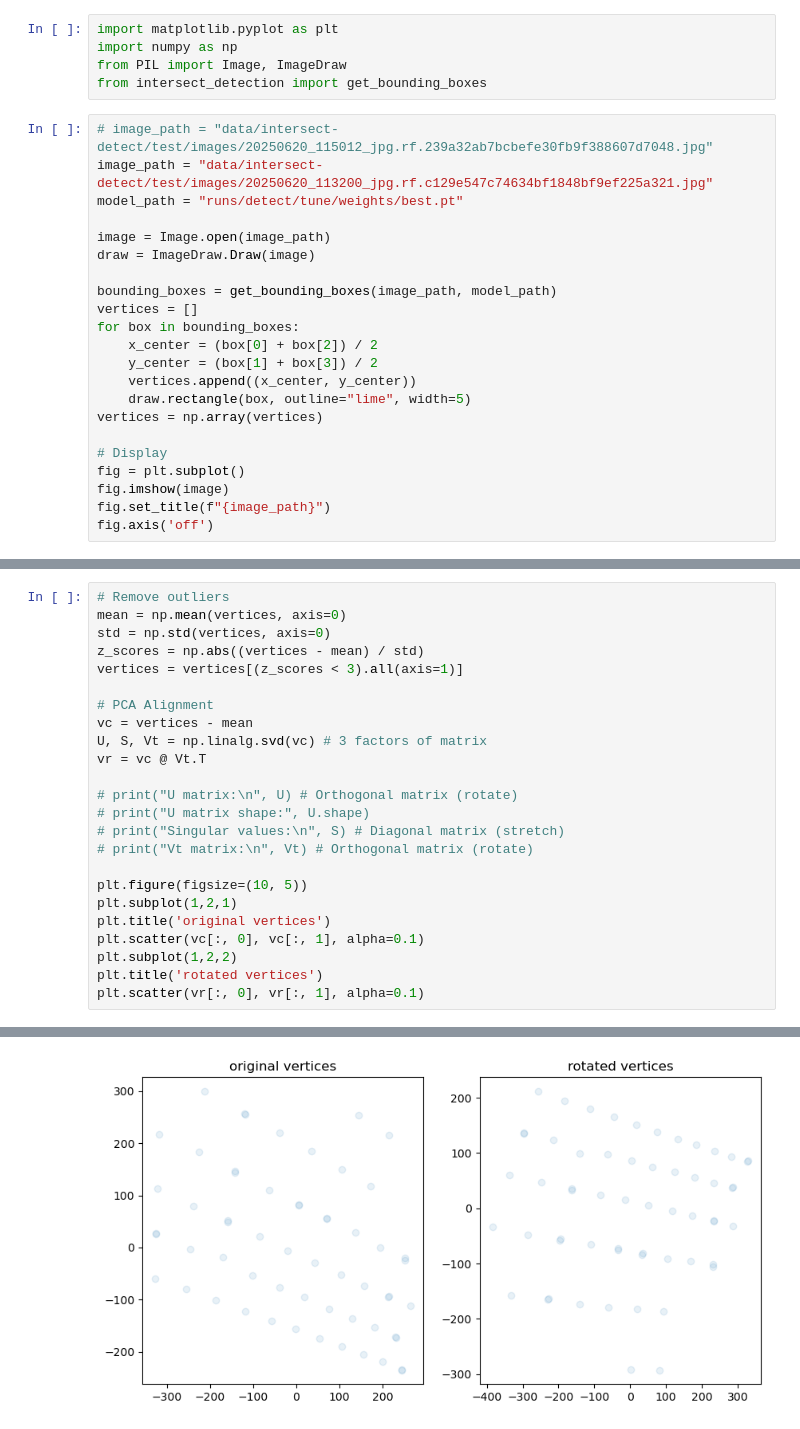
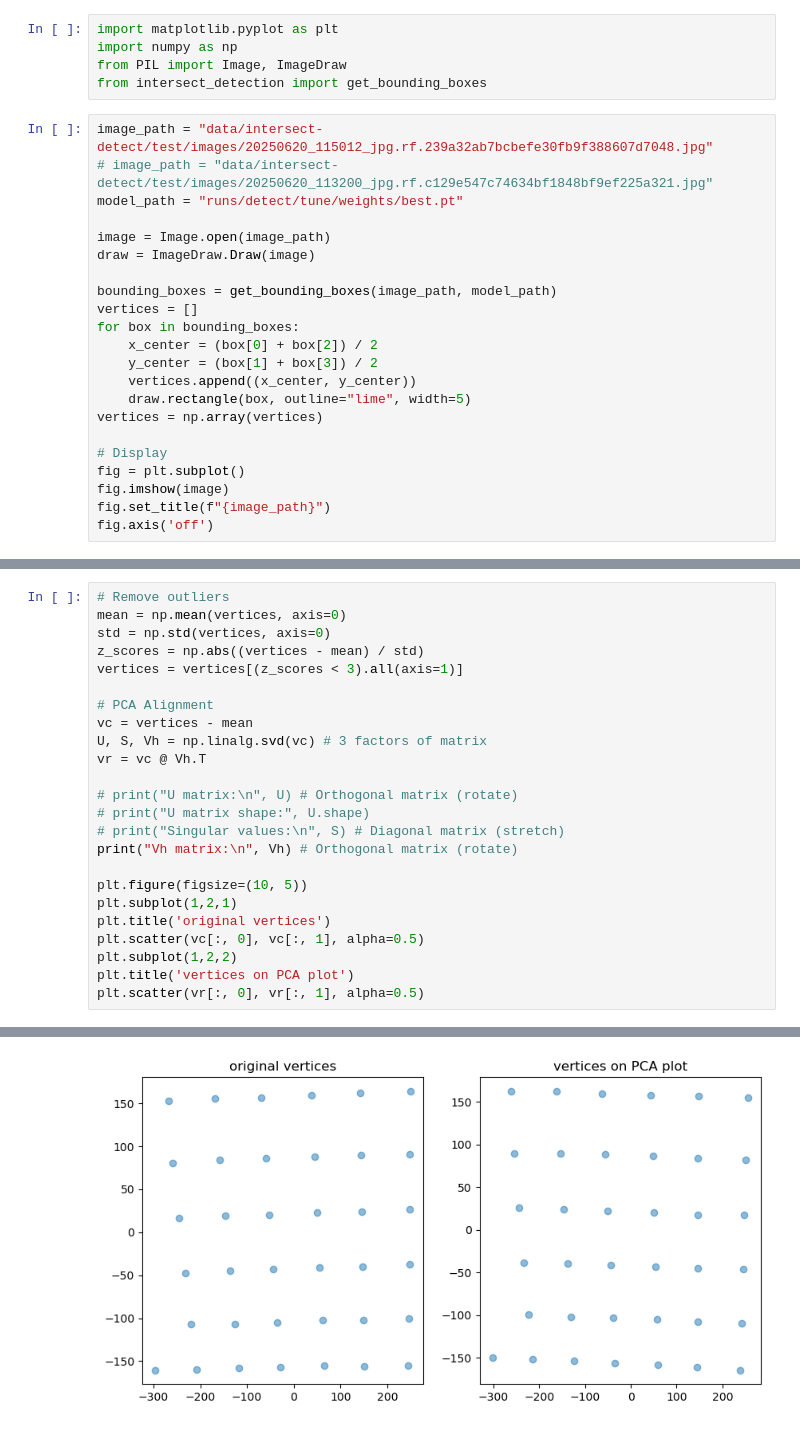
Before and after one commit to HsiaoHungKai/rebar-works, a Jupyter notebook: yolo-intersect-detection/draw_lines.ipynb, the cells around one changed output, grey strips where cells are left out. Drawn from its saved outputs; the diff is of its cells as text.

```diff
--- a/yolo-intersect-detection/draw_lines.ipynb
+++ b/yolo-intersect-detection/draw_lines.ipynb
@@ -4,8 +4,8 @@ import numpy as np
 from PIL import Image, ImageDraw
 from intersect_detection import get_bounding_boxes
 # %%
-# image_path = "data/intersect-detect/test/images/20250620_115012_jpg.rf.239a32ab7bcbefe30fb9f388607d7048.jpg"
-image_path = "data/intersect-detect/test/images/20250620_113200_jpg.rf.c129e547c74634bf1848bf9ef225a321.jpg"
+image_path = "data/intersect-detect/test/images/20250620_115012_jpg.rf.239a32ab7bcbefe30fb9f388607d7048.jpg"
+# image_path = "data/intersect-detect/test/images/20250620_113200_jpg.rf.c129e547c74634bf1848bf9ef225a321.jpg"
 model_path = "runs/detect/tune/weights/best.pt"
 
 image = Image.open(image_path)
@@ -37,19 +37,19 @@ vertices = vertices[(z_scores < 3).all(axis=1)]
 
 # PCA Alignment
 vc = vertices - mean
-U, S, Vt = np.linalg.svd(vc) # 3 factors of matrix
-vr = vc @ Vt.T
+U, S, Vh = np.linalg.svd(vc) # 3 factors of matrix
+vr = vc @ Vh.T
 
 # print("U matrix:\n", U) # Orthogonal matrix (rotate)
 # print("U matrix shape:", U.shape)
 # print("Singular values:\n", S) # Diagonal matrix (stretch)
-# print("Vt matrix:\n", Vt) # Orthogonal matrix (rotate)
+print("Vh matrix:\n", Vh) # Orthogonal matrix (rotate)
 
 plt.figure(figsize=(10, 5))
 plt.subplot(1,2,1)
 plt.title('original vertices')
-plt.scatter(vc[:, 0], vc[:, 1], alpha=0.1)
+plt.scatter(vc[:, 0], vc[:, 1], alpha=0.5)
 plt.subplot(1,2,2)
-plt.title('rotated vertices')
-plt.scatter(vr[:, 0], vr[:, 1], alpha=0.1)
+plt.title('vertices on PCA plot')
+plt.scatter(vr[:, 0], vr[:, 1], alpha=0.5)
 # %% [output]
@@ -57 +60 @@ plt.scatter(vr[:, 0], vr[:, 1], alpha=0.1)
-[figure, old version]
+[figure, new version]
```
Also changed, not shown: parts of 2 cells of this notebook, 1 other file.
